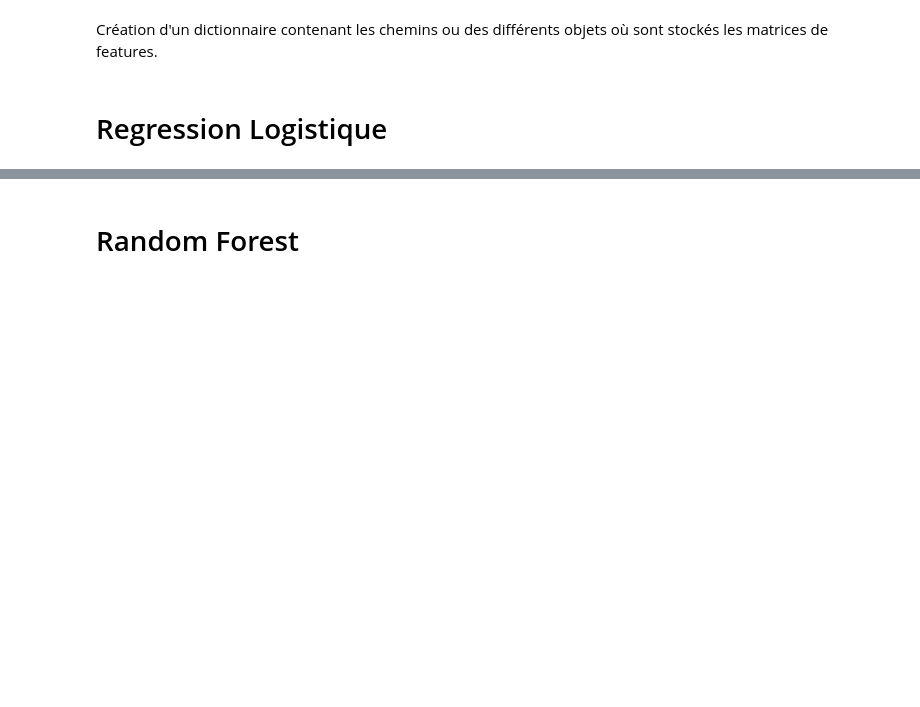
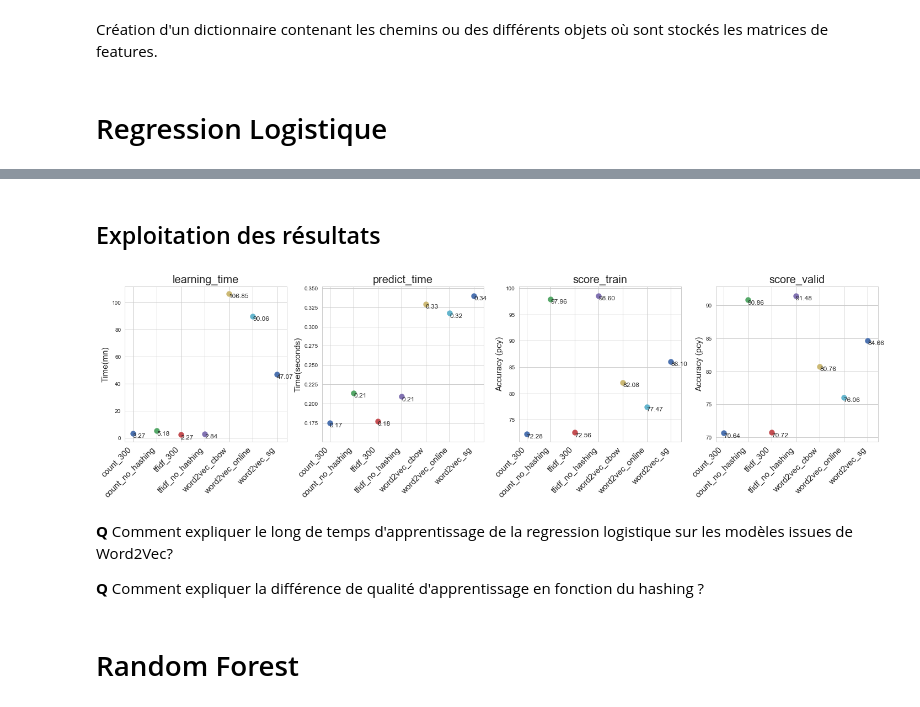
Before and after one commit to wikistat/AI-Frameworks, a Jupyter notebook: Cdiscount/Part1-3-AIF-PythonScikitLearn-Prediction-Cdiscount.ipynb, the cells around one changed output, grey strips where cells are left out. Saved outputs shown, nothing was run; the diff lists cells and outputs as text; code cells hidden in the pictures; blank space fills up the shorter version.

```diff
--- a/Cdiscount/Part1-3-AIF-PythonScikitLearn-Prediction-Cdiscount.ipynb
+++ b/Cdiscount/Part1-3-AIF-PythonScikitLearn-Prediction-Cdiscount.ipynb
@@ -37,12 +37,17 @@ import time
 import numpy as np
 import pandas as pd
 import scipy as sc
+import pickle
 
 from sklearn.linear_model import LogisticRegression
 from sklearn.ensemble import RandomForestClassifier
 from sklearn.neural_network import MLPClassifier
 from sklearn.model_selection import GridSearchCV
 
+import matplotlib.pyplot as plt
+import seaborn as sb
+sb.set_style("whitegrid")
+
 DATA_DIR = "data/features"
 # %% [markdown]
 ## Téléchargement des données
@@ -159,3 +125,39 @@ pd.DataFrame(metadata_list_lr)
+# %% [markdown]
+## Exploitation des résultats
+# %%
+metadata_list_lr = pickle.load(open("data/metadata_lr_part13.pkl","rb"))
+metadata_list_lr_sorted = sorted(metadata_list_lr, key = lambda x : x["name"])
+xlabelticks = [metadata["name"] for metadata in metadata_list_lr_sorted]
+
+fig = plt.figure(figsize=(20,6))
+key_plot = [key for key in metadata_list_lr[0].keys() if key !="name"]
+for iplot, key in enumerate(key_plot):
+    ax = fig.add_subplot(1,4,iplot+1)
+    for i,metadata in enumerate(metadata_list_lr_sorted):
+        if key=="learning_time":
+            scale=60
+            ylabel="Time(mn)"
+        elif key=="predict_time":
+            scale=1
+            ylabel="Time(seconds)"
+        else:
+            scale=0.01
+            ylabel = 'Accuracy (pcy)'
+
+        ax.scatter(i,metadata[key]/scale, s=100)
+        ax.text(i,metadata[key]/scale,"%.2f"%(metadata[key]/scale), ha="left", va="top")
+    ax.set_xticks(np.arange(7))
+    ax.set_xticklabels(xlabelticks, rotation=45, fontsize=15, ha="right")
+    ax.set_title(key, fontsize=20)
+    ax.set_ylabel(ylabel, fontsize=15)
+plt.tight_layout()
+plt.show()
+# %% [output]
+[figure, added]
+# %% [markdown]
+**Q** Comment expliquer le long de temps d'apprentissage de la regression logistique sur les modèles issues de Word2Vec?
+
+**Q** Comment expliquer la différence de qualité d'apprentissage en fonction du hashing ?
 # %% [markdown]
 # Random Forest
 # %%
```
Also changed, not shown: parts of 8 cells of this notebook, 4 other files.
